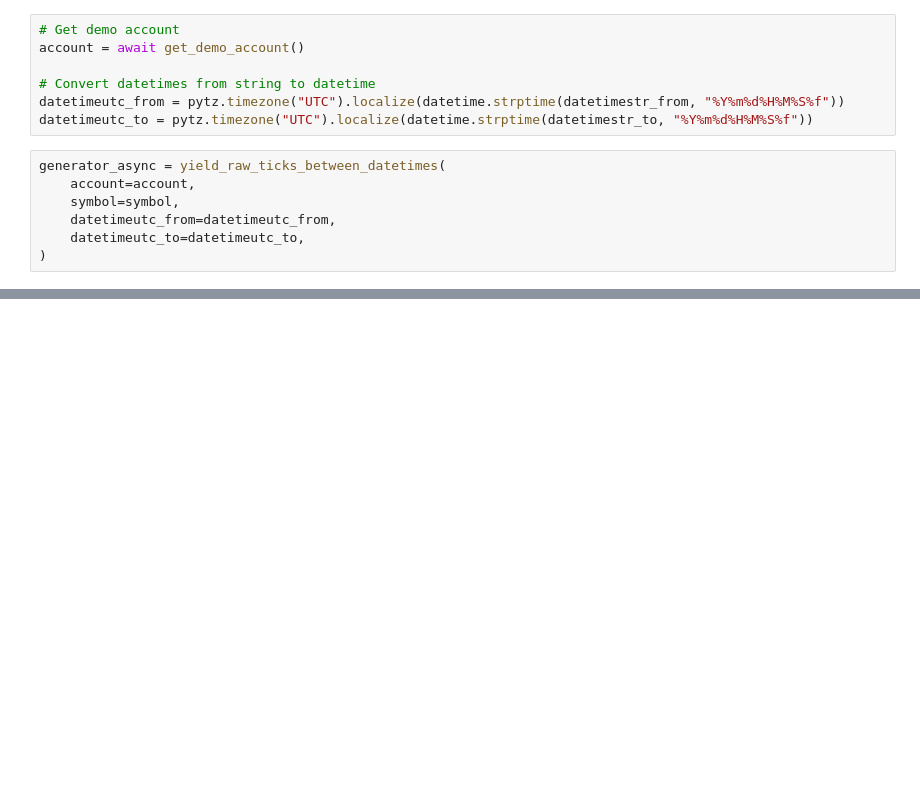
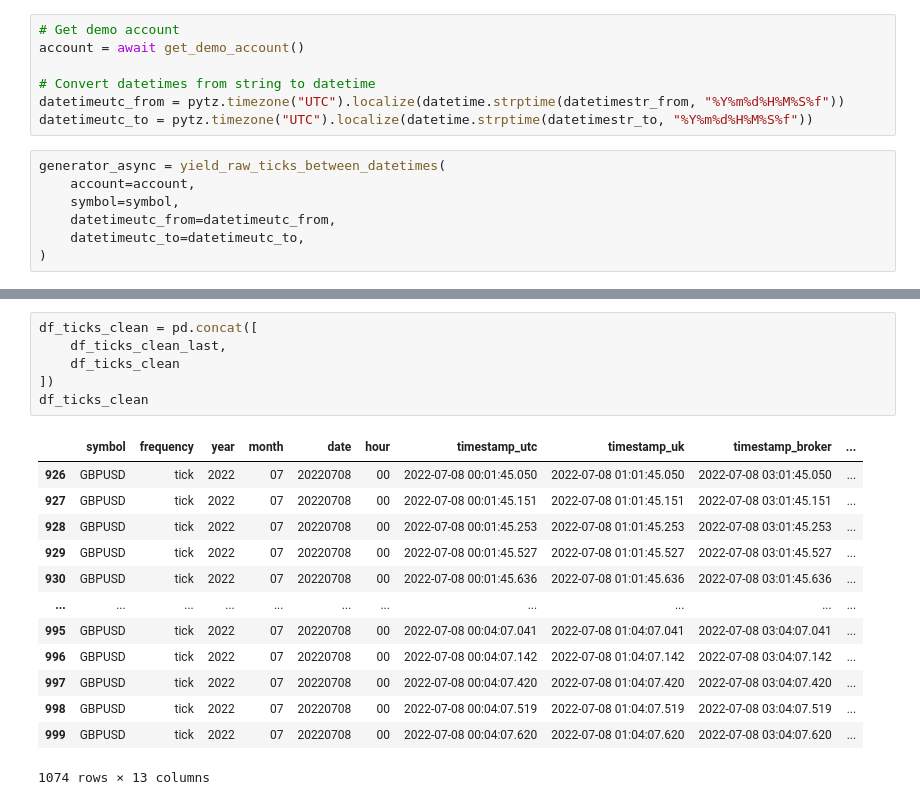
Before and after one commit to dwgriffiths/mercury-pipeline-metaapi-sam, a Jupyter notebook: notebooks/streaming.ipynb, the cells around one changed output, grey strips where cells are left out. Cells and saved outputs as stored; diff of their text form; blank space fills up the shorter version.

```diff
--- a/notebooks/streaming.ipynb
+++ b/notebooks/streaming.ipynb
@@ -98,0 +253,20 @@ ticks
+# %%
+df_ticks_clean = pd.concat([
+    df_ticks_clean_last,
+    df_ticks_clean
+])
+df_ticks_clean
+# %% [output]
+|  | symbol | frequency | year | month | date | hour | timestamp_utc | timestamp_uk | timestamp_broker | ... |
+| 926 | GBPUSD | tick | 2022 | 07 | 20220708 | 00 | 2022-07-08 00:01:45.050 | 2022-07-08 01:01:45.050 | 2022-07-08 03:01:45.050 | ... |
+| 927 | GBPUSD | tick | 2022 | 07 | 20220708 | 00 | 2022-07-08 00:01:45.151 | 2022-07-08 01:01:45.151 | 2022-07-08 03:01:45.151 | ... |
+| 928 | GBPUSD | tick | 2022 | 07 | 20220708 | 00 | 2022-07-08 00:01:45.253 | 2022-07-08 01:01:45.253 | 2022-07-08 03:01:45.253 | ... |
+| 929 | GBPUSD | tick | 2022 | 07 | 20220708 | 00 | 2022-07-08 00:01:45.527 | 2022-07-08 01:01:45.527 | 2022-07-08 03:01:45.527 | ... |
+| 930 | GBPUSD | tick | 2022 | 07 | 20220708 | 00 | 2022-07-08 00:01:45.636 | 2022-07-08 01:01:45.636 | 2022-07-08 03:01:45.636 | ... |
+| ... | ... | ... | ... | ... | ... | ... | ... | ... | ... | ... |
+| 995 | GBPUSD | tick | 2022 | 07 | 20220708 | 00 | 2022-07-08 00:04:07.041 | 2022-07-08 01:04:07.041 | 2022-07-08 03:04:07.041 | ... |
+| 996 | GBPUSD | tick | 2022 | 07 | 20220708 | 00 | 2022-07-08 00:04:07.142 | 2022-07-08 01:04:07.142 | 2022-07-08 03:04:07.142 | ... |
+| 997 | GBPUSD | tick | 2022 | 07 | 20220708 | 00 | 2022-07-08 00:04:07.420 | 2022-07-08 01:04:07.420 | 2022-07-08 03:04:07.420 | ... |
+| 998 | GBPUSD | tick | 2022 | 07 | 20220708 | 00 | 2022-07-08 00:04:07.519 | 2022-07-08 01:04:07.519 | 2022-07-08 03:04:07.519 | ... |
+| 999 | GBPUSD | tick | 2022 | 07 | 20220708 | 00 | 2022-07-08 00:04:07.620 | 2022-07-08 01:04:07.620 | 2022-07-08 03:04:07.620 | ... |
+1074 rows × 13 columns
```
Also changed, not shown: parts of 22 cells of this notebook, 1 other file.
